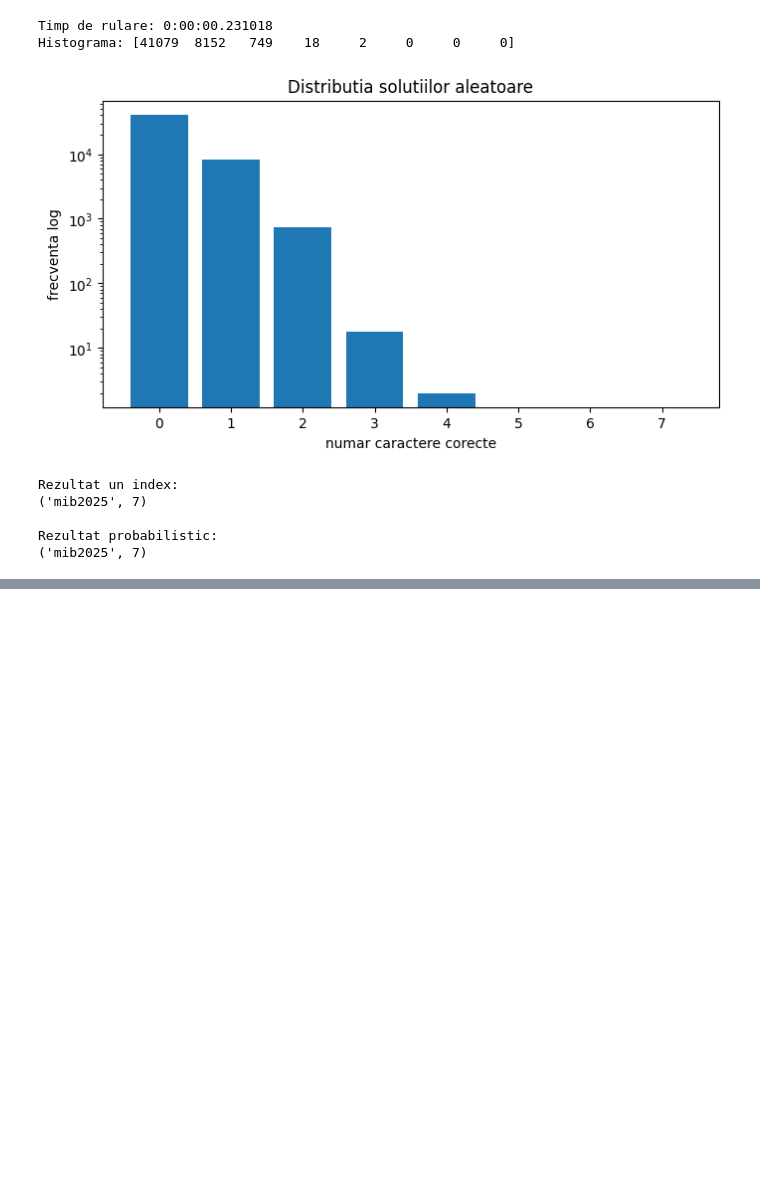
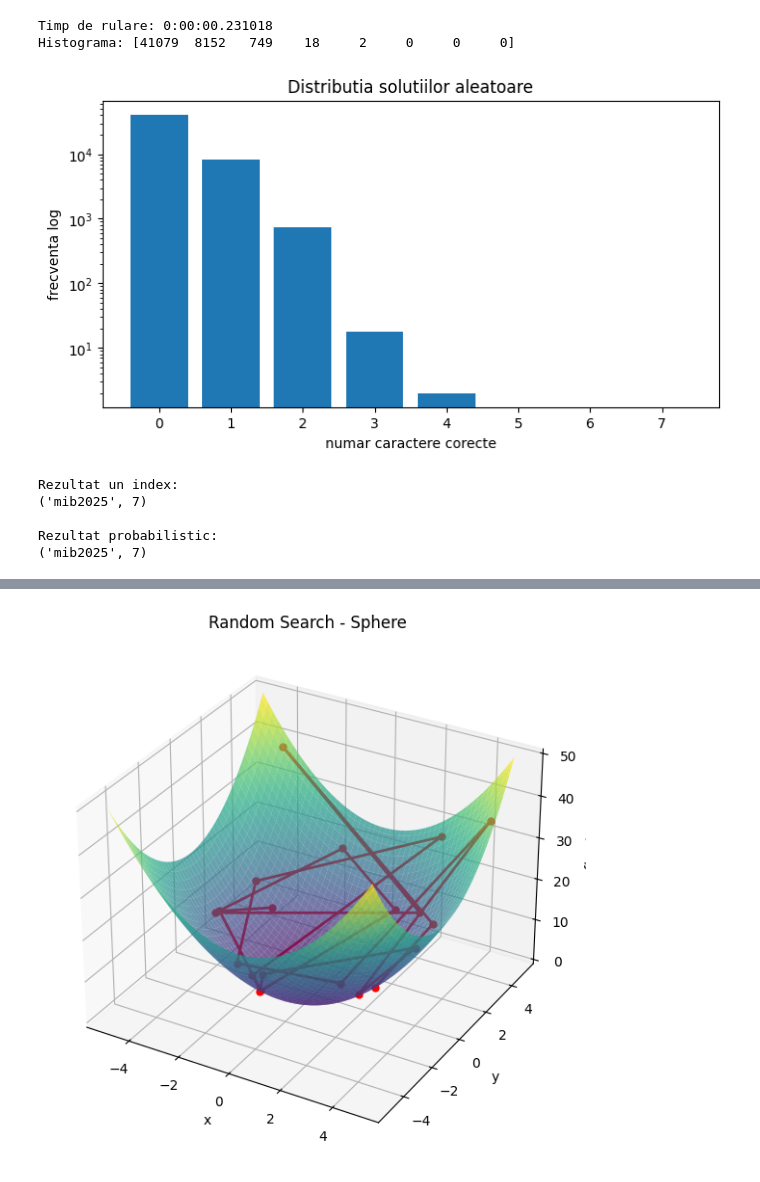
Before and after one commit to Marius-Suteu/MAD-UMFST-Grupa2-Suteu-Marius-Laborator1, a Jupyter notebook: Laborator1_MIB2026.ipynb, the cells around one changed output, grey strips where cells are left out. Saved outputs shown, nothing was run; the diff lists cells and outputs as text; code cells hidden in the pictures; blank space fills up the shorter version.

```diff
--- a/Laborator1_MIB2026.ipynb
+++ b/Laborator1_MIB2026.ipynb
@@ -258,9 +258,9 @@ Rezultat probabilistic:
 ('mib2025', 7)
 # %%
 # Exercitiul 2
-
 import numpy as np
 import matplotlib.pyplot as plt
+from mpl_toolkits.mplot3d import Axes3D
 
 SEED = 42
 
@@ -285,11 +285,9 @@ def ackley(x):
     d = len(x)
 
     sum_sq = np.sum(x ** 2)
-
     sum_cos = np.sum(np.cos(c * x))
 
     term1 = -a * np.exp(-b * np.sqrt(sum_sq / d))
-
     term2 = -np.exp(sum_cos / d)
 
     return term1 + term2 + a + np.e
@@ -357,6 +355,7 @@ def hill_climb_2d(
 
         candidate_value = func(candidate)
 
+        # minimizare
         if candidate_value < current_value:
 
             current = candidate
@@ -370,15 +369,47 @@ def hill_climb_2d(
 
 def plot_trajectory_3d(func, bounds, trajectory, title):
 
+    # GRID pentru suprafata
+    x = np.linspace(bounds[0][0], bounds[0][1], 100)
+    y = np.linspace(bounds[1][0], bounds[1][1], 100)
+
+    X, Y = np.meshgrid(x, y)
+
+    Z = np.zeros_like(X)
+
+    for i in range(X.shape[0]):
+        for j in range(X.shape[1]):
+            Z[i, j] = func([X[i, j], Y[i, j]])
+
+    # TRAIECTORIE
     xs = [p[0][0] for p in trajectory]
     ys = [p[0][1] for p in trajectory]
     zs = [p[1] for p in trajectory]
 
-    fig = plt.figure(figsize=(8, 6))
+    # FIGURA
+    fig = plt.figure(figsize=(10, 7))
 
     ax = fig.add_subplot(111, projection='3d')
 
-    ax.plot(xs, ys, zs, marker='o')
+    # Suprafata functiei
+    ax.plot_surface(
+        X,
+        Y,
+        Z,
+        cmap='viridis',
+        alpha=0.7
+    )
+
+    # Traseul algoritmului
+    ax.plot(
+        xs,
+        ys,
+        zs,
+        color='red',
+        marker='o',
+        linewidth=2,
+        markersize=5
+    )
 
     ax.set_title(title)
 
@@ -387,3 +418,51 @@ def plot_trajectory_3d(func, bounds, trajectory, title):
     ax.set_zlabel("f(x,y)")
 
     plt.show()
+
+# MAIN
+
+bounds = [(-5, 5), (-5, 5)]
+
+rng = np.random.default_rng(SEED)
+
+# RANDOM SEARCH - SPHERE
+
+trajectory_rs = random_search_2d(
+    sphere,
+    bounds,
+    n_evals=20,
+    rng=rng
+)
+
+print("Random Search - Sphere")
+print("Best value:",
+      min([v for _, v in trajectory_rs]))
+
+plot_trajectory_3d(
+    sphere,
+    bounds,
+    trajectory_rs,
+    "Random Search - Sphere"
+)
+
+# HILL CLIMBING - ACKLEY
+
+trajectory_hc = hill_climb_2d(
+    ackley,
+    bounds,
+    n_evals=20,
+    step_sigma=0.4,
+    rng=rng
+)
+
+print("\nHill Climbing - Ackley")
+print("Best value:",
+      min([v for _, v in trajectory_hc]))
+
+plot_trajectory_3d(
+    ackley,
+    bounds,
+    trajectory_hc,
+    "Hill Climbing - Ackley"
+)
+# %% [output]
@@ -389,0 +471 @@ def plot_trajectory_3d(func, bounds, trajectory, title):
+[figure, added]
```
Also changed, not shown: parts of 2 cells of this notebook.
